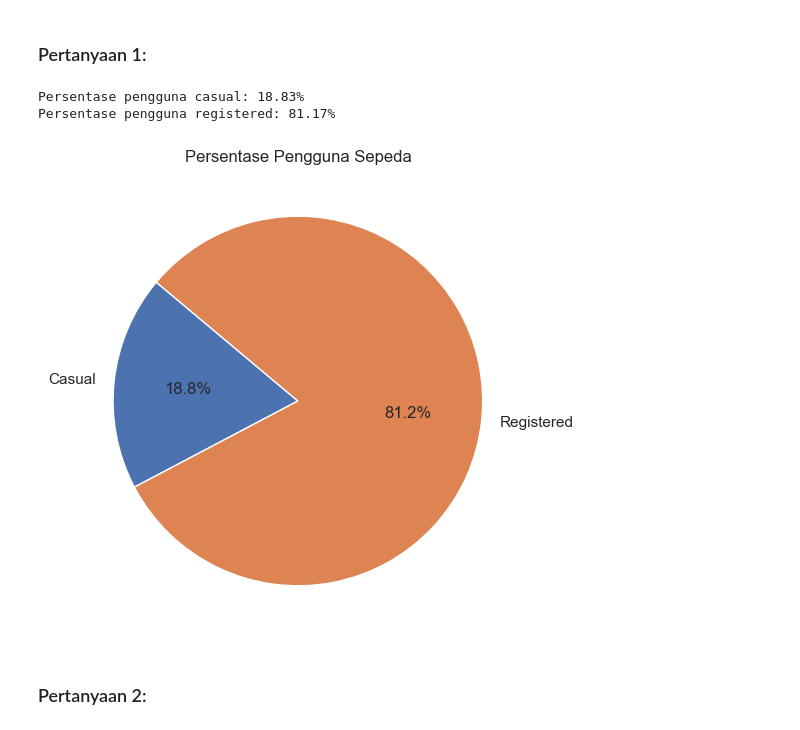
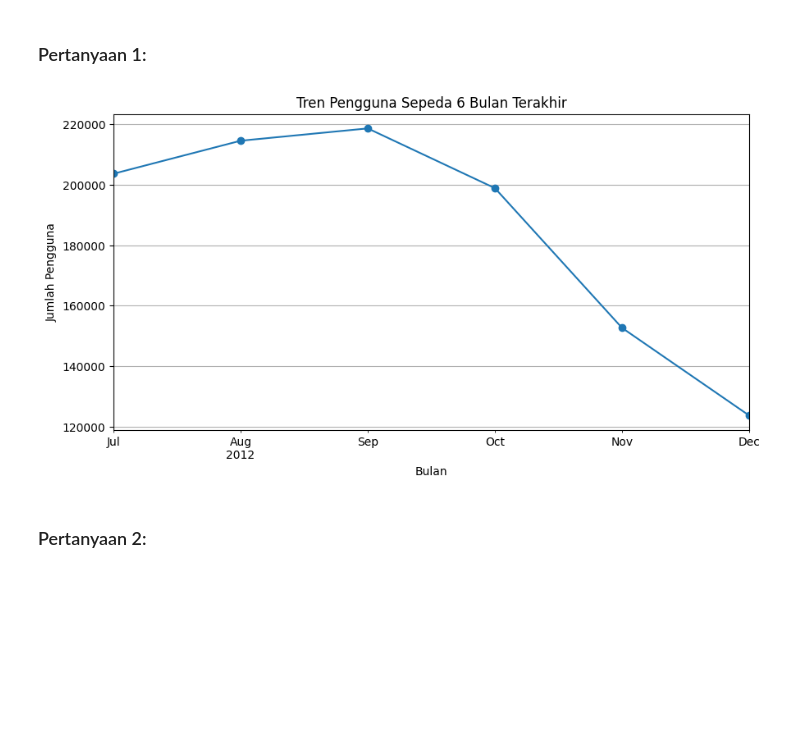
Before and after one commit to Salwazd21/Proyek-ADP-Dicoding, a Jupyter notebook: Notebook.ipynb, the cells around one changed output. Saved outputs shown, nothing was run; the diff lists cells and outputs as text; code cells hidden in the pictures; blank space fills up the shorter version.

```diff
--- a/Notebook.ipynb
+++ b/Notebook.ipynb
@@ -699,28 +712,27 @@ day_hour_df.groupby(by="dteday").agg({
 ## Visualization & Explanatory Analysis
 # %% [markdown]
 ### Pertanyaan 1:
-# %%
-total_pengguna = day_hour_df['cnt_y'].sum()
-pengguna_casual = day_hour_df['casual_y'].sum()
-pengguna_registered = day_hour_df['registered_y'].sum()
-
-persentase_casual = (pengguna_casual / total_pengguna) * 100
-persentase_registered = (pengguna_registered / total_pengguna) * 100
-
-print(f"Persentase pengguna casual: {persentase_casual:.2f}%")
-print(f"Persentase pengguna registered: {persentase_registered:.2f}%")
-
-# Visualisasi
-labels = ['Casual', 'Registered']
-sizes = [persentase_casual, persentase_registered]
-plt.figure(figsize=(6, 6))
-plt.pie(sizes, labels=labels, autopct='%1.1f%%', startangle=140)
-plt.title('Persentase Pengguna Sepeda')
-plt.show()
-# %% [output]
-Persentase pengguna casual: 18.83%
-Persentase pengguna registered: 81.17%
-[figure, removed]
+# %%
+day_df['dteday'] = pd.to_datetime(day_df['dteday'])
+day_df['bulan'] = day_df['dteday'].dt.to_period('M')
+
+# Ambil 6 bulan terakhir
+six_months = day_df['bulan'].sort_values().unique()[-6:]
+df_6bulan = day_df[day_df['bulan'].isin(six_months)]
+
+# Total bulanan
+total_bulanan = df_6bulan.groupby('bulan')['cnt'].sum()
+
+# Visualisasi line chart
+plt.figure(figsize=(10, 5))
+total_bulanan.plot(marker='o')
+plt.title('Tren Pengguna Sepeda 6 Bulan Terakhir')
+plt.xlabel('Bulan')
+plt.ylabel('Jumlah Pengguna')
+plt.grid(True)
+plt.show()
+# %% [output]
+[figure, added]
 # %% [markdown]
 ### Pertanyaan 2:
 # %%
```
Also changed, not shown: parts of 15 cells of this notebook.
